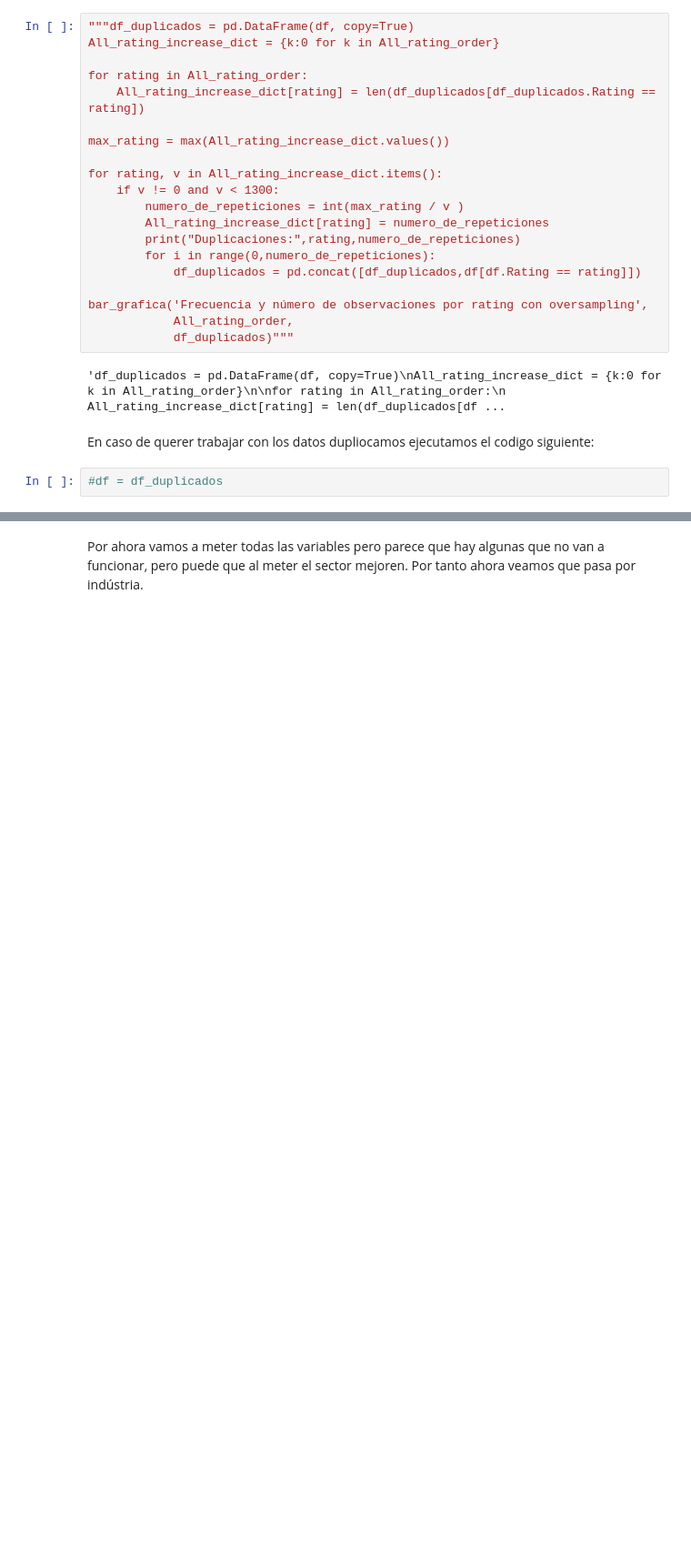
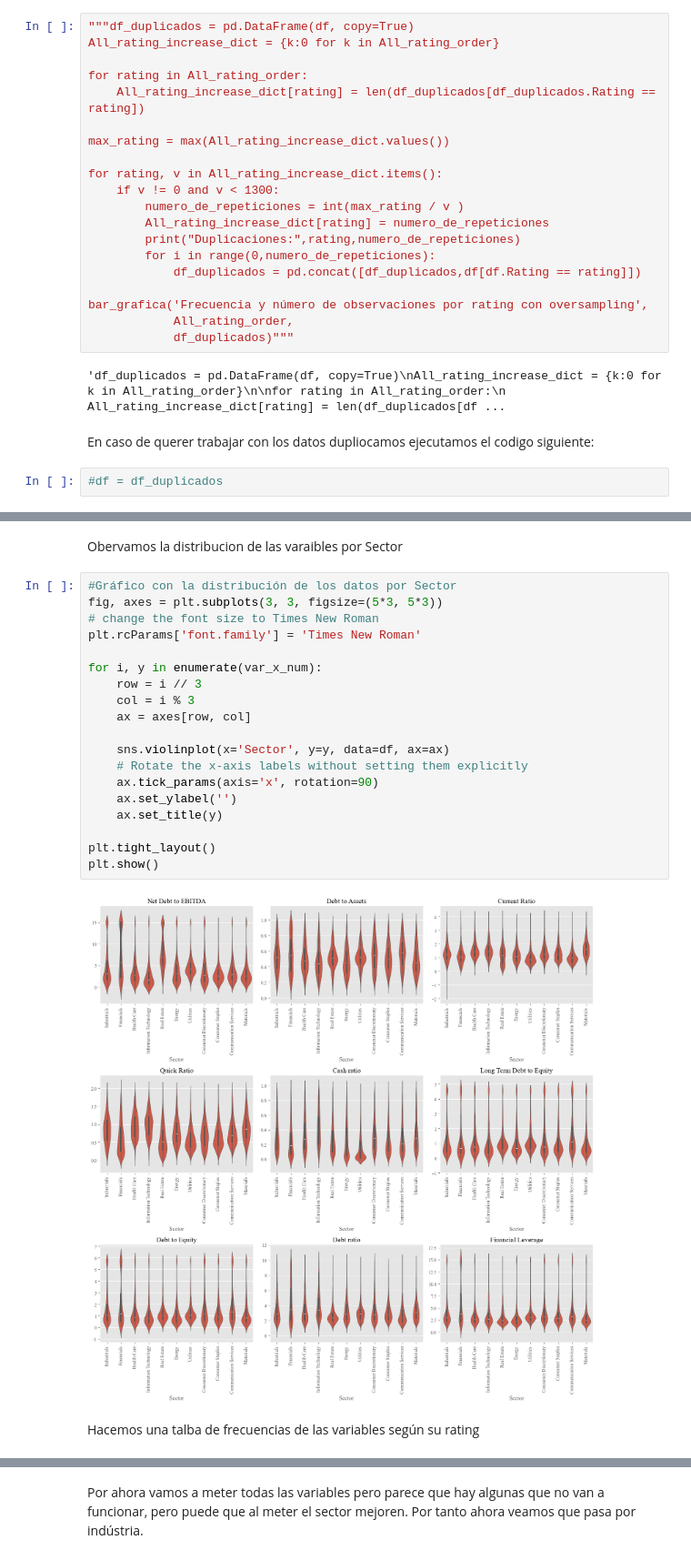
Before and after one commit to RubenPhy/rating_analisis, a Jupyter notebook: 3_estudio_datos.ipynb, the cells around one changed output, grey strips where cells are left out. Shown at 91% size. Saved outputs shown, nothing was run; the diff lists cells and outputs as text; blank space fills up the shorter version.

```diff
--- a/3_estudio_datos.ipynb
+++ b/3_estudio_datos.ipynb
@@ -822,0 +142,25 @@ df_all["Debt ratio"] = df_all["Total Assets"] / df_all["Total Debt"]
+# %% [markdown]
+Obervamos la distribucion de las varaibles por Sector
+# %%
+#Gráfico con la distribución de los datos por Sector
+fig, axes = plt.subplots(3, 3, figsize=(5*3, 5*3))
+# change the font size to Times New Roman
+plt.rcParams['font.family'] = 'Times New Roman'
+
+for i, y in enumerate(var_x_num):
+    row = i // 3
+    col = i % 3
+    ax = axes[row, col]
+
+    sns.violinplot(x='Sector', y=y, data=df, ax=ax)
+    # Rotate the x-axis labels without setting them explicitly
+    ax.tick_params(axis='x', rotation=90)
+    ax.set_ylabel('')
+    ax.set_title(y)
+
+plt.tight_layout()
+plt.show()
+# %% [output]
+[figure, added]
+# %% [markdown]
+Hacemos una talba de frecuencias de las variables según su rating
```
Also changed, not shown: parts of 141 cells of this notebook, 1 other file.
